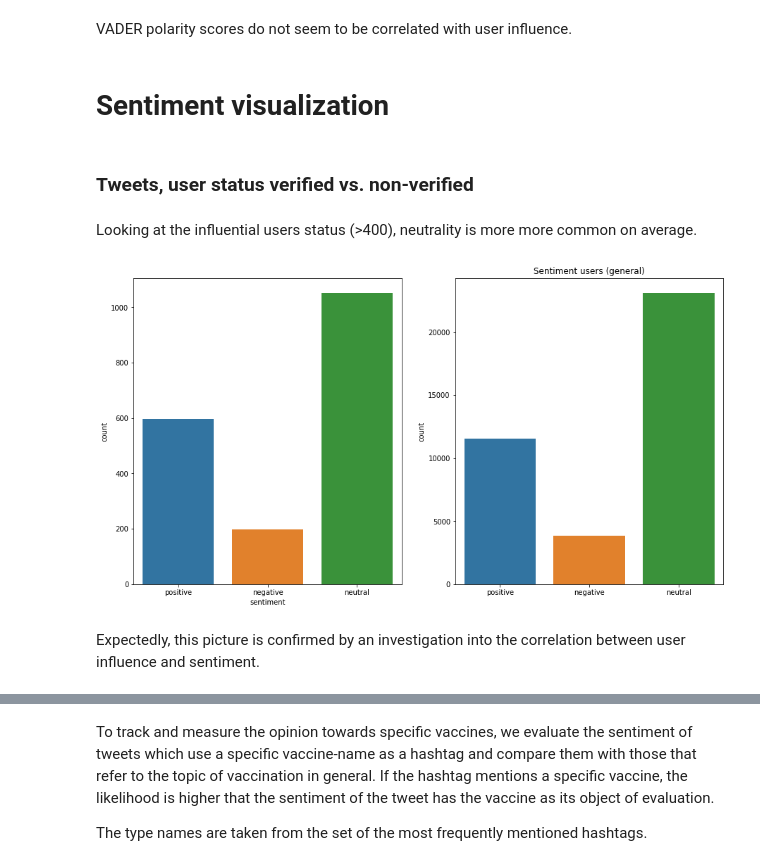
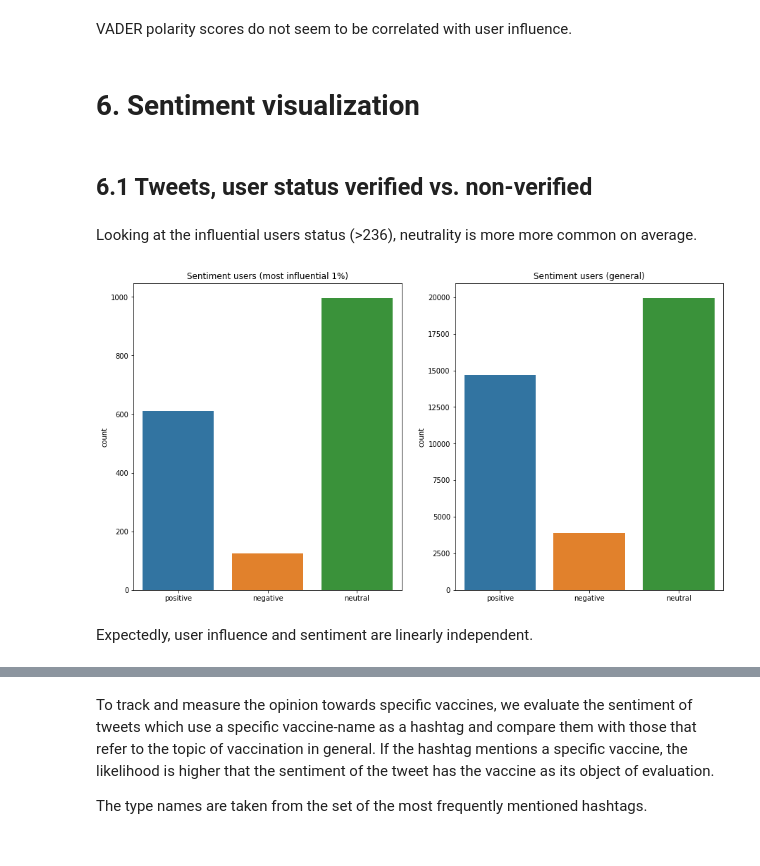
Before and after one commit to BiBa-01/Capstone_Covid, a Jupyter notebook: TweetsEDA.ipynb, the cells around one changed output, grey strips where cells are left out. Drawn from its saved outputs; the diff is of its cells as text; code cells hidden in the pictures.

```diff
--- a/TweetsEDA.ipynb
+++ b/TweetsEDA.ipynb
@@ -272,7 +283,7 @@ def user_influence(df):
         fact=1.0
     else:
         fact=0.8
-    influence = np.sqrt(df['user_followers']*0.35+df['user_friends']*0.15+df['user_favourites']*0.15+df['retweets']*0.35)*fact
+    influence = np.sqrt(df['user_followers']*0.40 + df['user_favourites']*0.25+df['retweets']*0.35)*fact
     return np.round(influence)
 
 df_tweety['user_infl'] = df_tweety.apply(user_influence,axis=1)
@@ -758,8 +753,8 @@ df_tweety_vaccs['sentiment']=pd.Series(np.array(sentiment))
 # %% [markdown]
 Create corresponding data frames for the most influential 1% of users:
 # %%
-df_tweety_infl = df_tweety[df_tweety['user_infl']>192]
-df_tweety_vaccs_infl = df_tweety_vaccs[df_tweety_vaccs['user_infl']>192]
+df_tweety_infl = df_tweety[df_tweety['user_infl']>236]
+df_tweety_vaccs_infl = df_tweety_vaccs[df_tweety_vaccs['user_infl']>236]
 # %% [markdown]
 ### Basic statistics
 # %% [markdown]
@@ -916,26 +897,26 @@ Name: sentiment, dtype: float64
 # %% [markdown]
 VADER polarity scores do not seem to be correlated with user influence.
 # %% [markdown]
-# Sentiment visualization
+# 6. Sentiment visualization
 # %% [markdown]
-### Tweets, user status verified vs. non-verified
+## 6.1 Tweets, user status verified vs. non-verified
 # %% [markdown]
-Looking at the influential users status (>400), neutrality is more more common on average.
+Looking at the influential users status (>236), neutrality is more more common on average.
 # %%
 order_list = ['positive', 'negative', 'neutral']
 plt.figure(figsize = (15, 8))
 plt.subplot(1, 2, 1)
-sns.countplot(x='sentiment',data=df_tweety_infl, order = order_list)
+ax = sns.countplot(x='sentiment',data=df_tweety_infl, order = order_list)
 ax.set(xlabel='', ylabel='count', title='Sentiment users (most influential 1%)')
 
 plt.subplot(1, 2, 2)
 ax = sns.countplot(x='sentiment',data=df_tweety, order = order_list)
 ax.set(xlabel='', ylabel='count', title='Sentiment users (general)')
 plt.show()
 # %% [output]
-[figure, old version]
+[figure, new version]
-# %% [markdown]
-Expectedly, this picture is confirmed by an investigation into the correlation between user influence and sentiment.
+# %% [markdown]
+Expectedly, user influence and sentiment are linearly independent.
 # %%
 df_tweety['scores'] = scores
 
```
Also changed, not shown: parts of 70 cells of this notebook, 2 other files.
